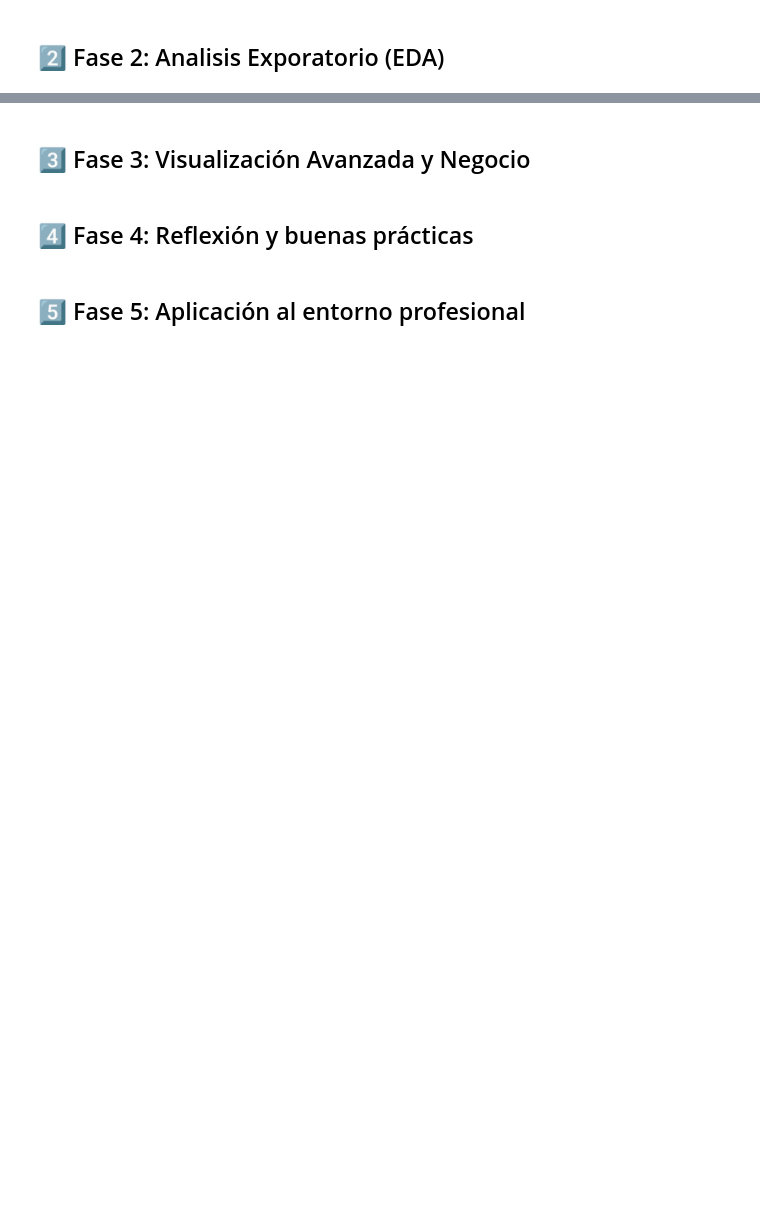
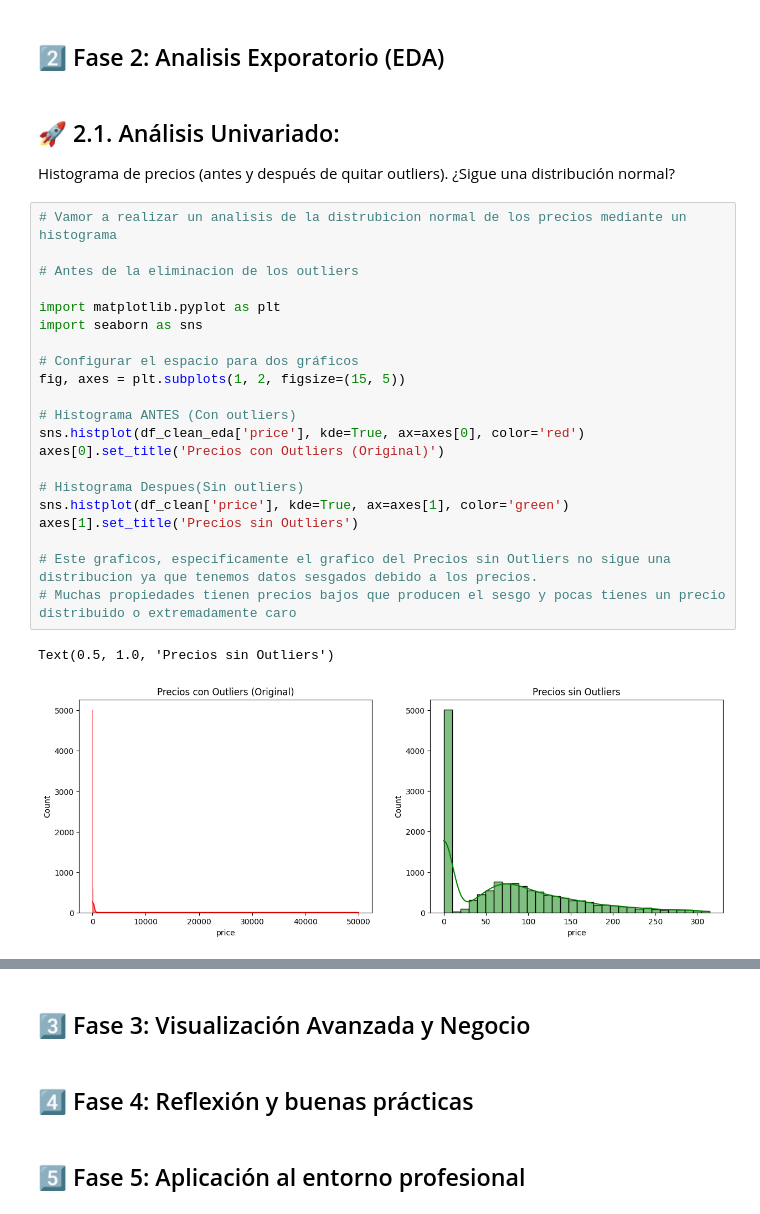
Before and after one commit to ChrisJavier/uide-Week_01-DataClean, a Jupyter notebook: src/AMGD_CP_W1_E3.ipynb, the cells around one changed output, grey strips where cells are left out. Drawn from its saved outputs; the diff is of its cells as text; blank space fills up the shorter version.

```diff
--- a/src/AMGD_CP_W1_E3.ipynb
+++ b/src/AMGD_CP_W1_E3.ipynb
@@ -179,2 +446,31 @@ Exception:
 # %% [markdown]
 ## 2️⃣ Fase 2: Analisis Exporatorio (EDA)
+# %% [markdown]
+## 🚀 2.1.  Análisis Univariado:
+
+Histograma de precios (antes y después de quitar outliers). ¿Sigue una
+distribución normal?
+# %%
+# Vamor a realizar un analisis de la distrubicion normal de los precios mediante un histograma
+
+# Antes de la eliminacion de los outliers
+
+import matplotlib.pyplot as plt
+import seaborn as sns
+
+# Configurar el espacio para dos gráficos
+fig, axes = plt.subplots(1, 2, figsize=(15, 5))
+
+# Histograma ANTES (Con outliers)
+sns.histplot(df_clean_eda['price'], kde=True, ax=axes[0], color='red')
+axes[0].set_title('Precios con Outliers (Original)')
+
+# Histograma Despues(Sin outliers)
+sns.histplot(df_clean['price'], kde=True, ax=axes[1], color='green')
+axes[1].set_title('Precios sin Outliers')
+
+# Este graficos, especificamente el grafico del Precios sin Outliers no sigue una distribucion ya que tenemos datos sesgados debido a los precios.
+# Muchas propiedades tienen precios bajos que producen el sesgo y pocas tienes un precio distribuido o extremadamente caro
+# %% [output]
+Text(0.5, 1.0, 'Precios sin Outliers')
+[figure, added]
```
Also changed, not shown: parts of 25 cells of this notebook.
